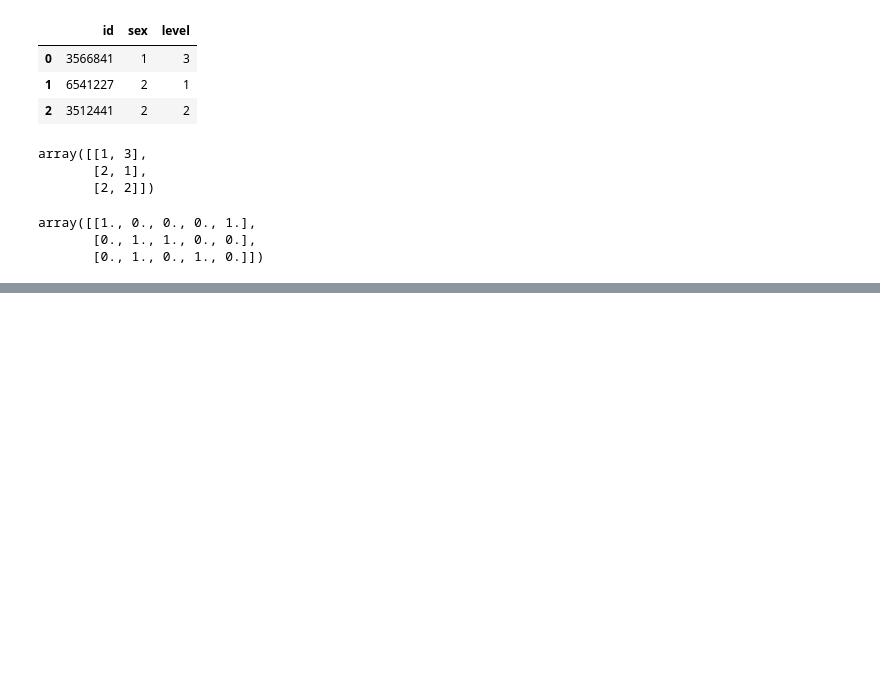
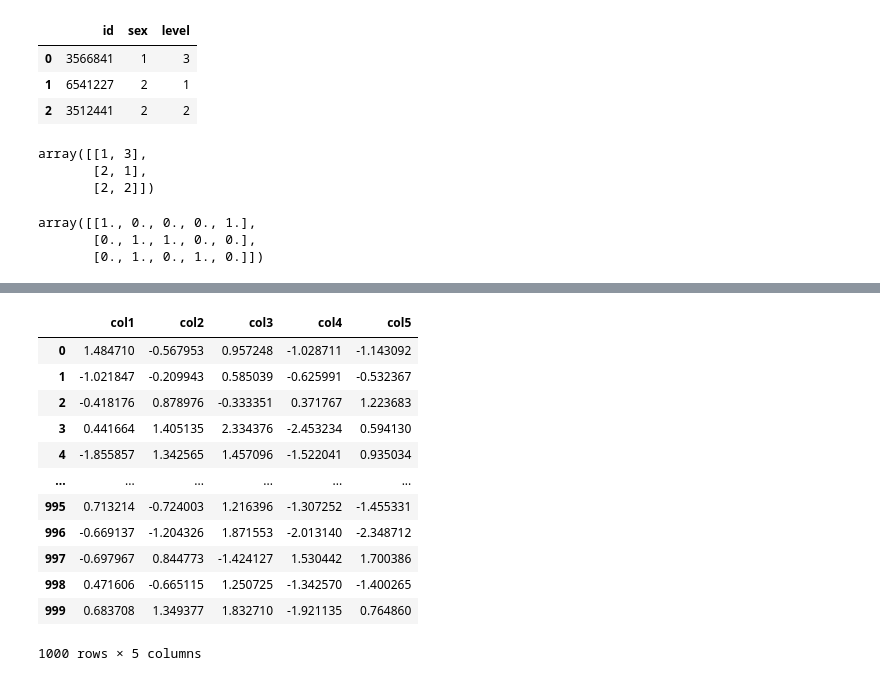
Before and after one commit to Alantan389/python-data-analysis-concept-reference, a Jupyter notebook: Untitled6.ipynb, the cells around one changed output, grey strips where cells are left out. Drawn from its saved outputs; the diff is of its cells as text; code cells hidden in the pictures; blank space fills up the shorter version.

```diff
--- a/Untitled6.ipynb
+++ b/Untitled6.ipynb
@@ -304,0 +525,16 @@ array([[1., 0., 0., 0., 1.],
+# %%
+x_bjh
+# %% [output]
+|  | col1 | col2 | col3 | col4 | col5 |
+| 0 | 1.484710 | -0.567953 | 0.957248 | -1.028711 | -1.143092 |
+| 1 | -1.021847 | -0.209943 | 0.585039 | -0.625991 | -0.532367 |
+| 2 | -0.418176 | 0.878976 | -0.333351 | 0.371767 | 1.223683 |
+| 3 | 0.441664 | 1.405135 | 2.334376 | -2.453234 | 0.594130 |
+| 4 | -1.855857 | 1.342565 | 1.457096 | -1.522041 | 0.935034 |
+| ... | ... | ... | ... | ... | ... |
+| 995 | 0.713214 | -0.724003 | 1.216396 | -1.307252 | -1.455331 |
+| 996 | -0.669137 | -1.204326 | 1.871553 | -2.013140 | -2.348712 |
+| 997 | -0.697967 | 0.844773 | -1.424127 | 1.530442 | 1.700386 |
+| 998 | 0.471606 | -0.665115 | 1.250725 | -1.342570 | -1.400265 |
+| 999 | 0.683708 | 1.349377 | 1.832710 | -1.921135 | 0.764860 |
+1000 rows × 5 columns
```
Also changed, not shown: parts of 34 cells of this notebook.
